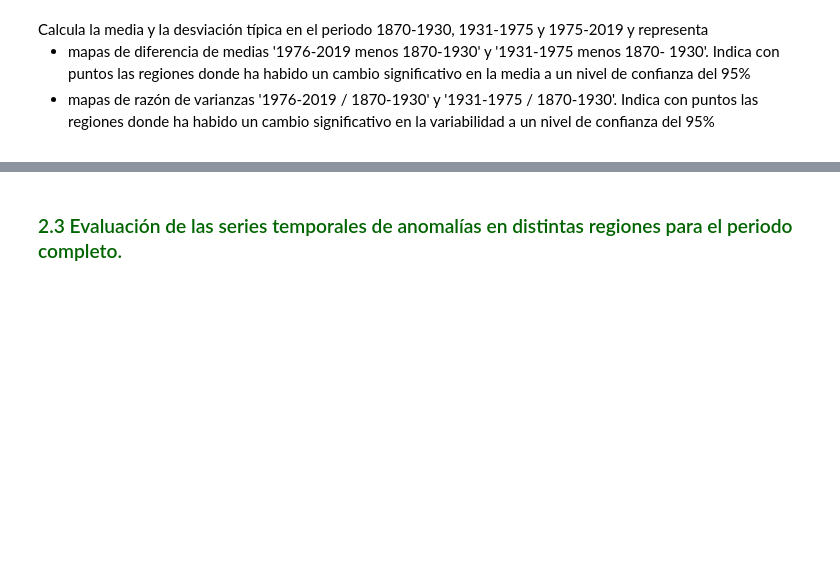
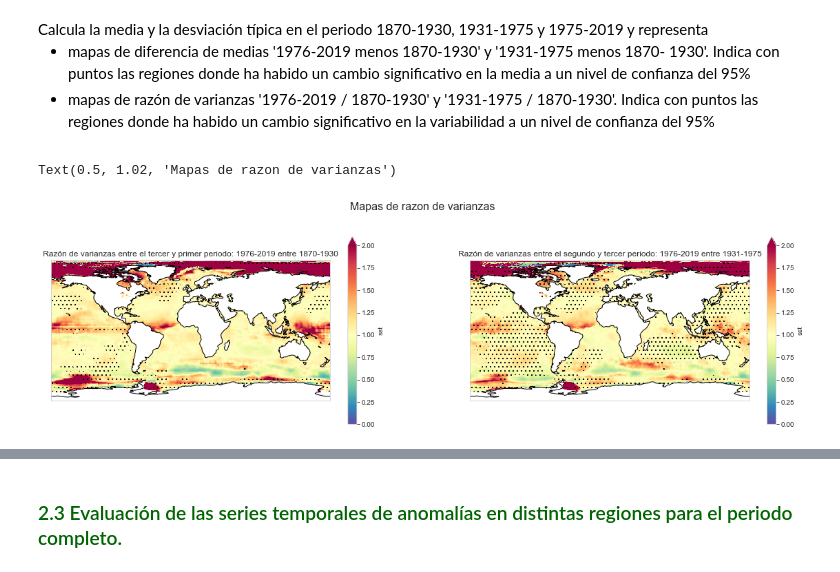
Before and after one commit to nagoremeabe/primera_practica_analisis, a Jupyter notebook: ejercicio_1.ipynb, the cells around one changed output, grey strips where cells are left out. Drawn from its saved outputs; the diff is of its cells as text; code cells hidden in the pictures; blank space fills up the shorter version.

```diff
--- a/ejercicio_1.ipynb
+++ b/ejercicio_1.ipynb
@@ -806,0 +817,12 @@ z_alpha_2 = stats.norm.ppf(1-alpha/2)
+# %%
+# Razón de varianzas
+var_1 = sample_3.var(dim='time')/sample_1.var(dim='time')
+var_2 = sample_3.var(dim='time')/sample_2.var(dim='time')
+
+# Para quitar los valores que saturan mayores a 2
+# varvar_1= varvar_1.where(varvar_1<2)
+# varvar_2= varvar_2.where(varvar_2<2)
+
+# Calculo del stadistico
+# f_1 = stats.f.interval(0.01 , len(range(1976, 2019)), len(range(1870, 1930)), loc=0, scale=1)
+# f_2 = stats.f.interval(0.01 , len(range(1976, 2019)), len(range(1931, 1975)), loc=0, scale=1)
@@ -806,0 +860,52 @@ z_alpha_2 = stats.norm.ppf(1-alpha/2)
+# %%
+# Calculo del test de varianzas
+A, mx   = testt_f(sample_3, sample_1, 0.05)
+A2, mx2 = testt_f(sample_2, sample_1, 0.05)
+# %%
+# np.clip(array, min, max)
+fig, axes = plt.subplots(nrows=1,ncols=2,
+                        subplot_kw={'projection': ccrs.PlateCarree()},
+                        figsize=(20, 5))
+var_1.plot.pcolormesh(
+        ax=axes[0],
+        vmin=0,
+        vmax=2,
+        cmap="Spectral_r",
+        add_colorbar=True
+    )
+A.plot.contourf(ax = axes[0], levels = [False, True],
+                      hatches=[None, '..'],
+                      extend ='both',colors='none',
+                      add_colorbar=False)
+
+var_2.plot.pcolormesh(
+        ax=axes[1],
+        vmin=0,
+        vmax=2,
+        cmap="Spectral_r",
+        add_colorbar=True
+
+    )
+A2.plot.contourf(ax = axes[1], levels = [True, False],
+                      hatches=[None, '..'],
+                      extend ='both', colors='none',
+                      add_colorbar=False)
+# Add coastlines
+axes[0].coastlines()
+axes[1].coastlines()
+
+# Poner nombres a los ejes
+axes[0].set_ylabel('Latitude')
+axes[1].set_ylabel('Latitude')
+
+axes[0].set_xlabel('Longitude')
+axes[1].set_xlabel('Longitude')
+
+# Poner titulos a las gráficas
+axes[0].set_title("Razón de varianzas entre el tercer y primer periodo: 1976-2019 entre 1870-1930")
+axes[1].set_title("Razón de varianzas entre el segundo y tercer periodo: 1976-2019 entre 1931-1975")
+
+fig.suptitle('Mapas de razon de varianzas', fontsize=16, y=1.02)
+# %% [output]
+Text(0.5, 1.02, 'Mapas de razon de varianzas')
+[figure, added]
```
Also changed, not shown: parts of 12 cells of this notebook.
